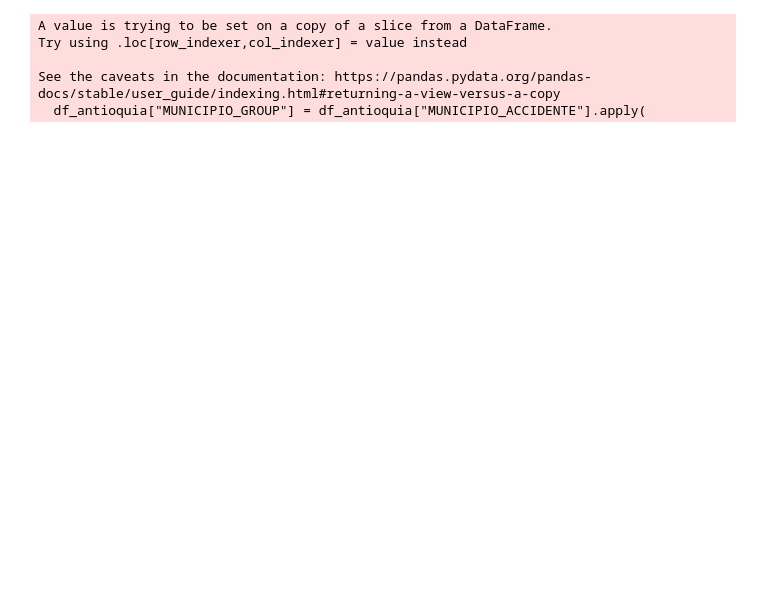
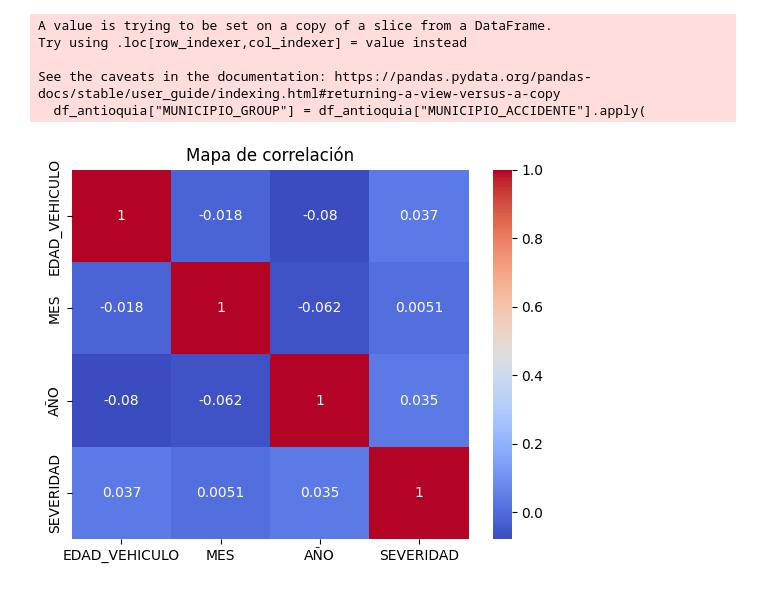
Before and after one commit to carlos-ortega-villa/analisis-accidentalidad-colombia, a Jupyter notebook: notebooks/02_EDA.ipynb, the cells around one changed output. Saved outputs shown, nothing was run; the diff lists cells and outputs as text; code cells hidden in the pictures; blank space fills up the shorter version.

```diff
--- a/notebooks/02_EDA.ipynb
+++ b/notebooks/02_EDA.ipynb
@@ -417,3 +537,16 @@ df.to_csv("../data/processed/dataset_limpio.csv", index=False)
 df_antioquia.to_csv("../data/processed/dataset_antioquia.csv", index=False)
 # %%
 df_model.to_csv("../data/processed/dataset_modelo.csv", index=False)
+# %%
+import seaborn as sns
+import matplotlib.pyplot as plt
+
+corr = df[['EDAD_VEHICULO','MES','AÑO','SEVERIDAD']].corr()
+
+sns.heatmap(corr, annot=True, cmap='coolwarm')
+plt.title("Mapa de correlación")
+
+plt.savefig("../assets/correlacion.png", dpi=300, bbox_inches='tight')
+plt.show()
+# %% [output]
+[figure, added]
```
Also changed, not shown: parts of 47 cells of this notebook, 27 other files.
